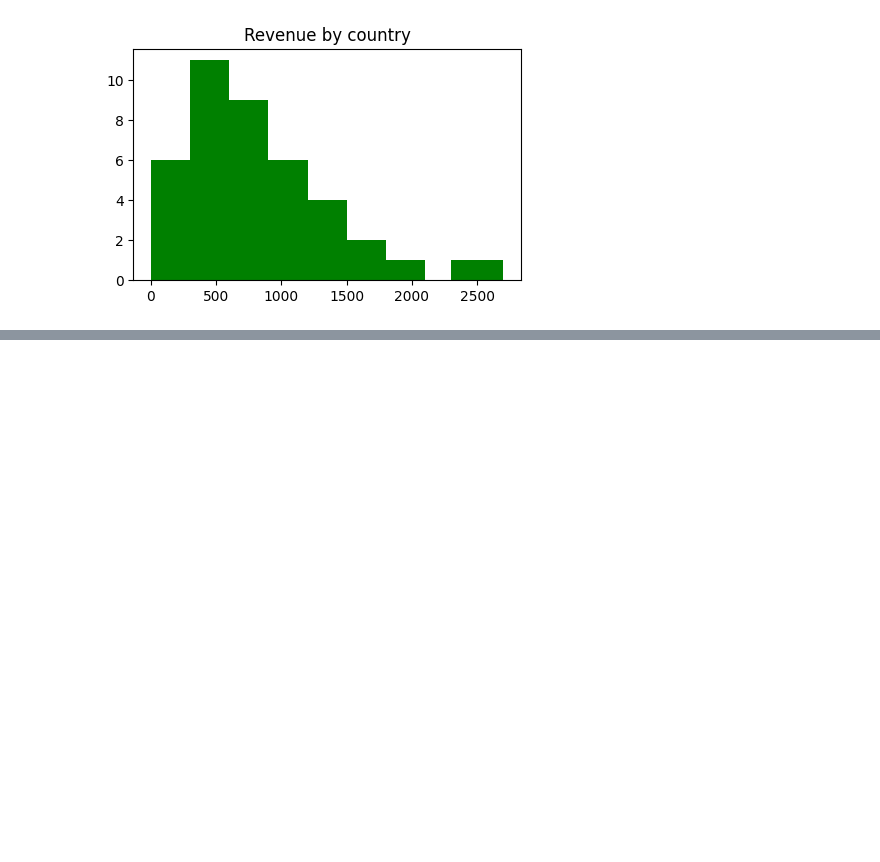
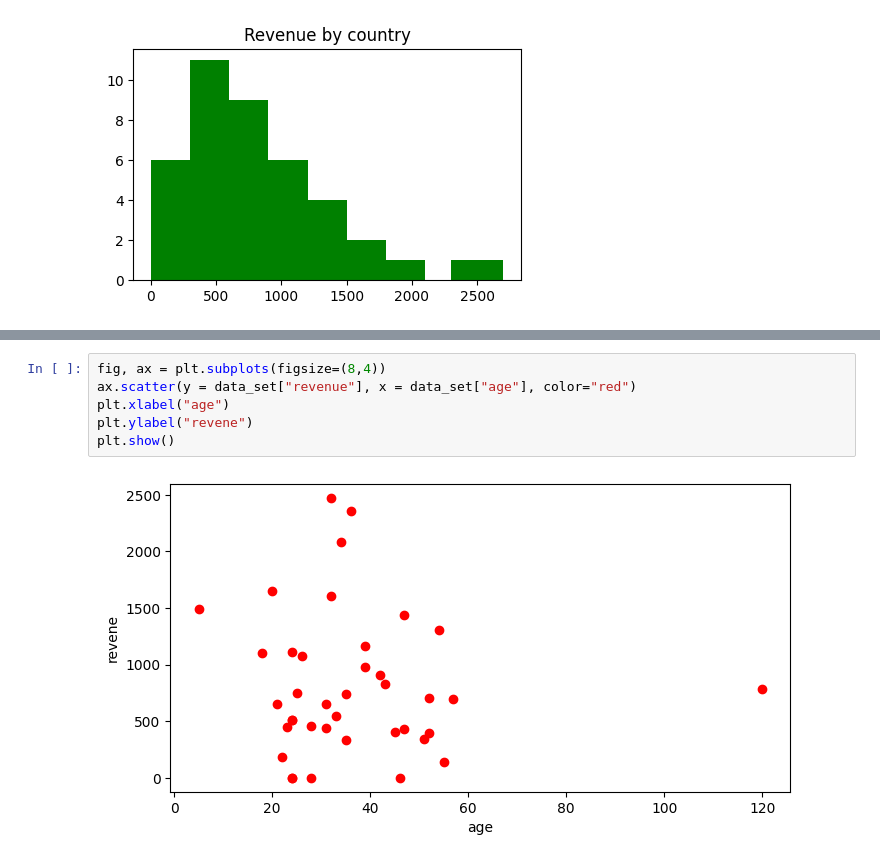
Before and after one commit to 12hennesy17/MLtask, a Jupyter notebook: homeworks/HW02/HW02.ipynb, the cells around one changed output, grey strips where cells are left out. Drawn from its saved outputs; the diff is of its cells as text; blank space fills up the shorter version.

```diff
--- a/homeworks/HW02/HW02.ipynb
+++ b/homeworks/HW02/HW02.ipynb
@@ -683,0 +685,8 @@ plt.show()
+# %%
+fig, ax = plt.subplots(figsize=(8,4))
+ax.scatter(y = data_set["revenue"], x = data_set["age"], color="red")
+plt.xlabel("age")
+plt.ylabel("revene")
+plt.show()
+# %% [output]
+[figure, added]
```
Also changed, not shown: parts of 2 cells of this notebook.
